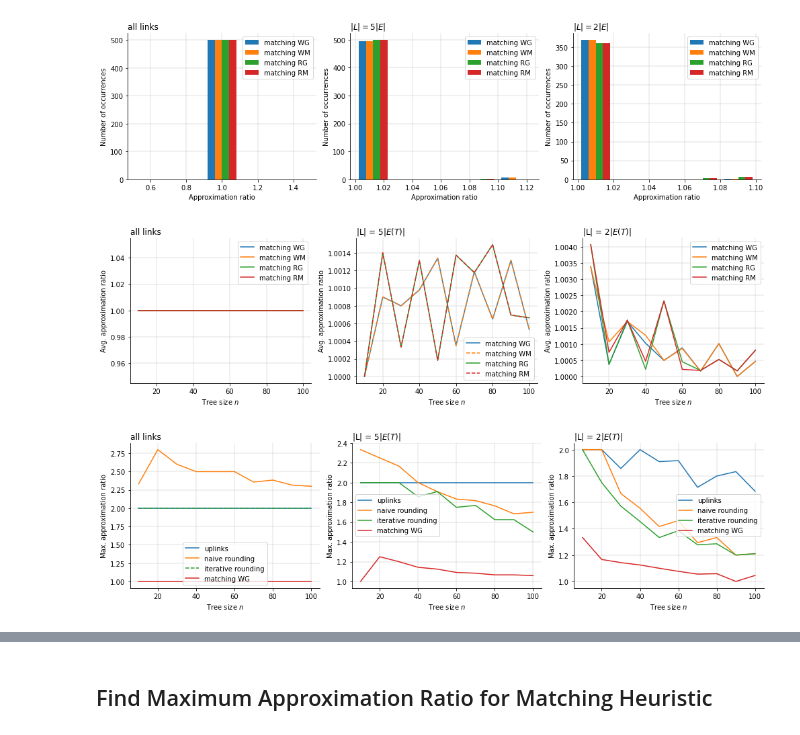
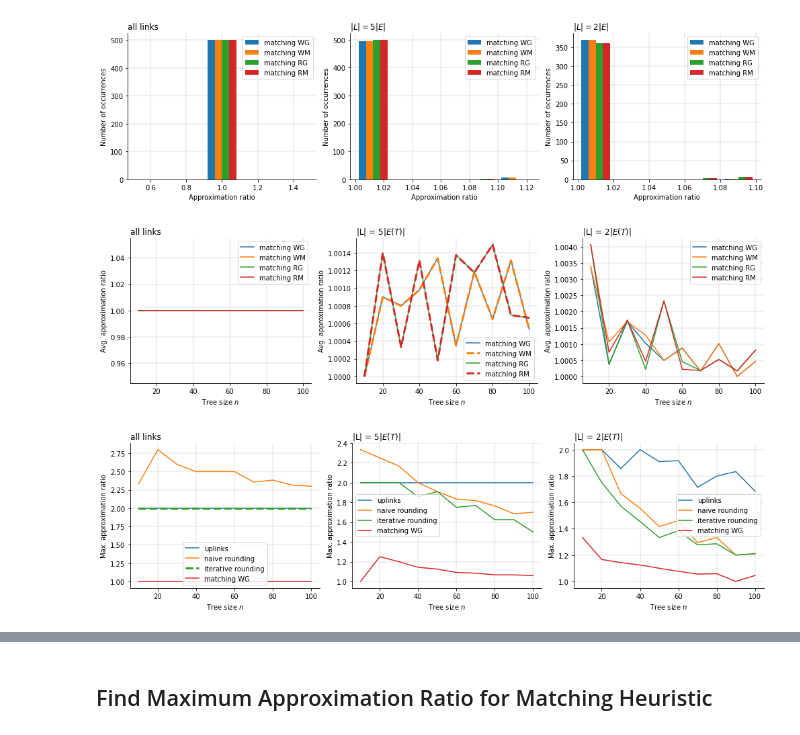
Before and after one commit to blnik/TreeAugmentation, a Jupyter notebook: numerical_simulations.ipynb, the cells around one changed output, grey strips where cells are left out. Saved outputs shown, nothing was run; the diff lists cells and outputs as text; code cells hidden in the pictures.

```diff
--- a/numerical_simulations.ipynb
+++ b/numerical_simulations.ipynb
@@ -46,21 +46,21 @@ plt.savefig('report_images/numerical_simulations/mat_hist.png', dpi = 200)
 # %%
 algorithms = ['MAT_WG', 'MAT_WM', 'MAT_RG', 'MAT_RM']
 fig, ax = plt.subplots(1,3, tight_layout = True)
 fig.set_size_inches(14,4)
 
 plot_average_approx_ratios([10,20,30,40,50,60,70,80,90,100], 'allLinks', ax[0], algorithms)
-plot_average_approx_ratios([10,20,30,40,50,60,70,80,90,100], 5, ax[1], algorithms, ['-', '--', '-', '--'])
+plot_average_approx_ratios([10,20,30,40,50,60,70,80,90,100], 5, ax[1], algorithms, ['-', '--', '-', '--'], linewidths = [1.5, 3, 1.5, 3])
 plot_average_approx_ratios([10,20,30,40,50,60,70,80,90,100], 2, ax[2], algorithms)
 plt.savefig('report_images/numerical_simulations/mat_avgARs.png', dpi = 200)
 # %% [output]
-[figure, old version]
+[figure, new version]
 # %%
 fig, ax = plt.subplots(1,3, tight_layout = True)
 fig.set_size_inches(14,4)
 algorithms = ['UPL', 'NRD', 'IRD', 'MAT_WG']
-plot_max_approx_ratios([10,20,30,40,50,60,70,80,90,100], 'allLinks', ax[0], algorithms, ['-', '-', '--', '-'])
+plot_max_approx_ratios([10,20,30,40,50,60,70,80,90,100], 'allLinks', ax[0], algorithms, ['-', '-', '--', '-'], [1.5, 1.5, 3, 1.5])
 plot_max_approx_ratios([10,20,30,40,50,60,70,80,90,100], 5, ax[1], algorithms)
 plot_max_approx_ratios([10,20,30,40,50,60,70,80,90,100], 2, ax[2], algorithms)
 plt.savefig('report_images/numerical_simulations/all_algorithms_maxARs.png', dpi = 200)
 # %% [output]
-[figure, old version]
+[figure, new version]
```
Also changed, not shown: parts of 2 cells of this notebook, 44 other files.
